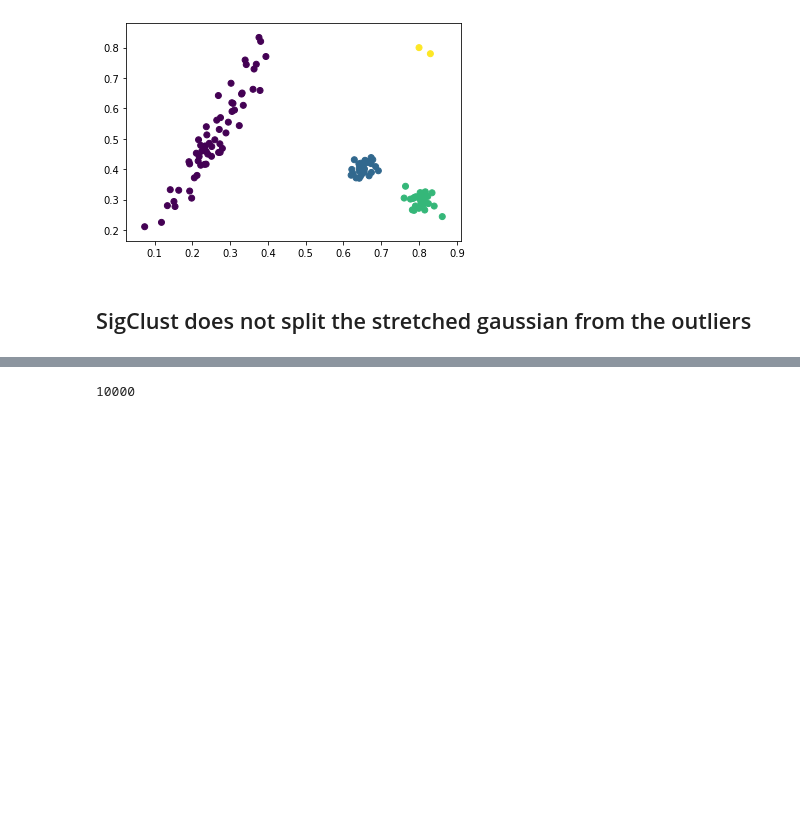
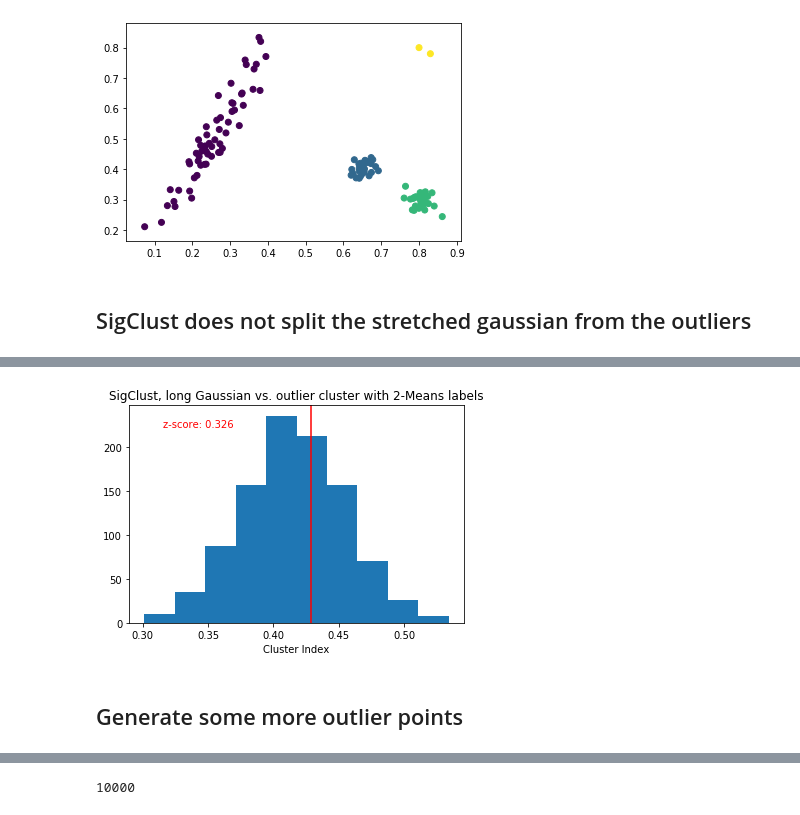
Before and after one commit to thomaskeefe/sigclust, a Jupyter notebook: SamplingSigClust.ipynb, the cells around one changed output, grey strips where cells are left out. Saved outputs shown, nothing was run; the diff lists cells and outputs as text; code cells hidden in the pictures; blank space fills up the shorter version.

```diff
--- a/SamplingSigClust.ipynb
+++ b/SamplingSigClust.ipynb
@@ -74,3 +58,18 @@ plt.scatter(sim_matrix2[:, 0], sim_matrix2[:, 1])
+# %%
+sc = sigclust.SigClust()
+sc.fit(longcluster_and_outliers[['x1', 'x2']], kmeans.labels_)
+# %%
+sample_ci = sigclust.compute_cluster_index(longcluster_and_outliers[['x1', 'x2']], kmeans.labels_)
+plt.hist(sc.simulated_cluster_indices)
+plt.axvline(sample_ci, color='red')
+plt.title("SigClust, long Gaussian vs. outlier cluster with 2-Means labels")
+plt.xlabel("Cluster Index")
+plt.text(.1, .9, "z-score: {:.3f}".format(sc.z_score), color='red', transform=plt.gca().transAxes)
+plt.show()
+# %% [output]
+[figure, added]
+# %% [markdown]
+## Generate some more outlier points
 # %%
 stretched_gaussian = toy[toy['label']==1]
 outliers = toy[toy['label']==4]
```
Also changed, not shown: parts of 38 cells of this notebook.
